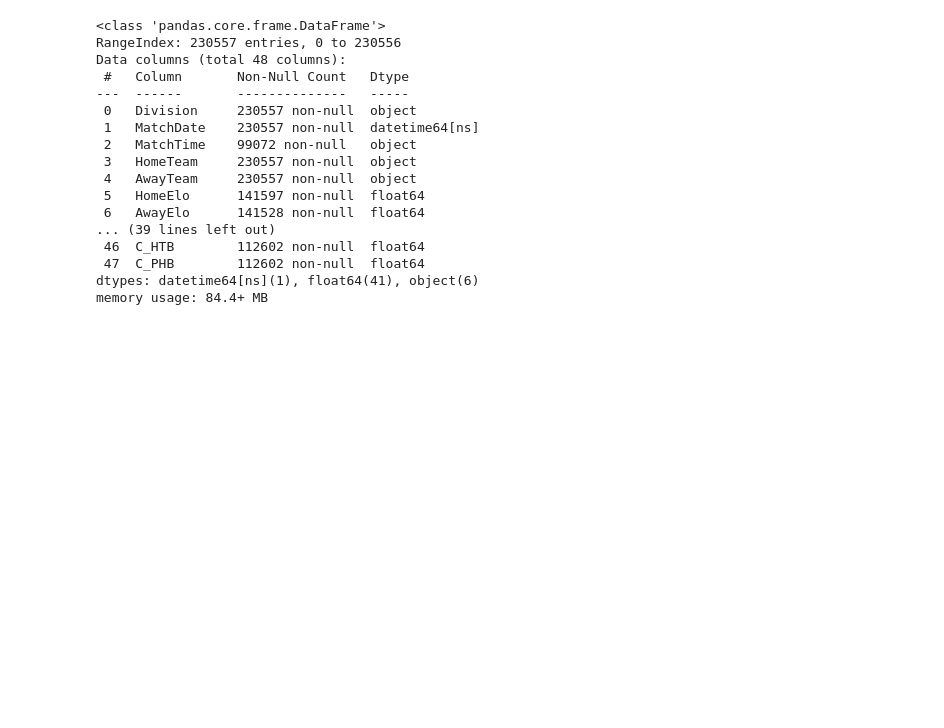
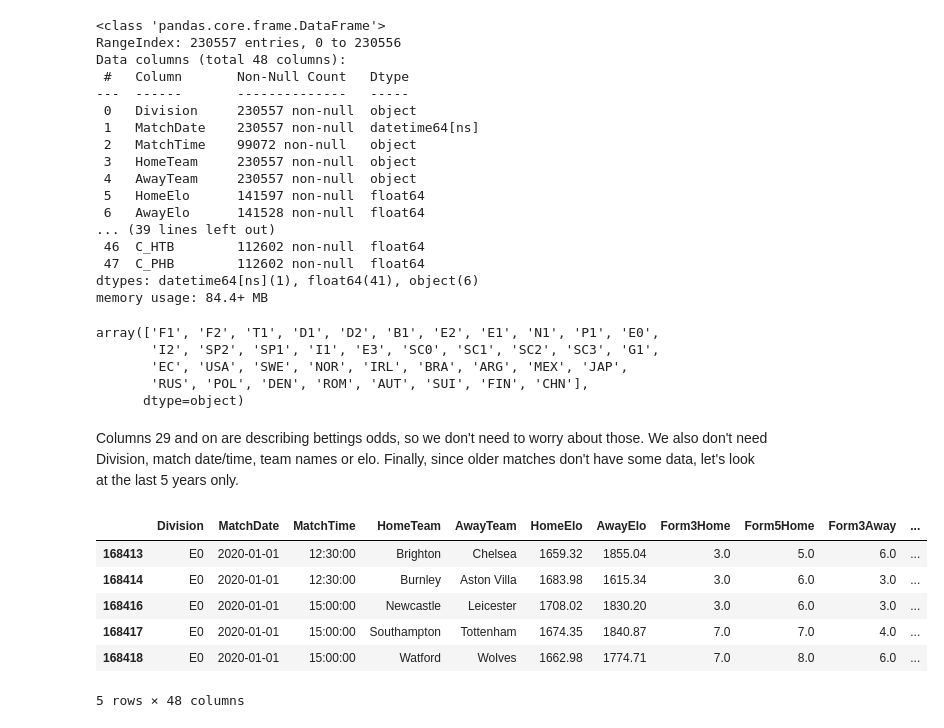
Before and after one commit to manvirmoore/projects, a Jupyter notebook: football/matches_regression.ipynb, the cells around one changed output. Cells and saved outputs as stored; diff of their text form; code cells hidden in the pictures; blank space fills up the shorter version.

```diff
--- a/football/matches_regression.ipynb
+++ b/football/matches_regression.ipynb
@@ -28,3 +28,25 @@ Data columns (total 48 columns):
  47  C_PHB        112602 non-null  float64
 dtypes: datetime64[ns](1), float64(41), object(6)
 memory usage: 84.4+ MB
+# %%
+df['Division'].unique()
+# %% [output]
+array(['F1', 'F2', 'T1', 'D1', 'D2', 'B1', 'E2', 'E1', 'N1', 'P1', 'E0',
+       'I2', 'SP2', 'SP1', 'I1', 'E3', 'SC0', 'SC1', 'SC2', 'SC3', 'G1',
+       'EC', 'USA', 'SWE', 'NOR', 'IRL', 'BRA', 'ARG', 'MEX', 'JAP',
+       'RUS', 'POL', 'DEN', 'ROM', 'AUT', 'SUI', 'FIN', 'CHN'],
+      dtype=object)
+# %% [markdown]
+Columns 29 and on are describing bettings odds, so we don't need to worry about those. We also don't need Division, match date/time, team names or elo. Finally, since older matches don't have some data, let's look at the last 5 years only.
+# %%
+df = df[df['MatchDate'] >= '2020-01-01']
+df = df[df['Division'].isin(['E0', 'F1', 'SP1','G1', 'I1'])]
+df[0:28].head()
+# %% [output]
+|  | Division | MatchDate | MatchTime | HomeTeam | AwayTeam | HomeElo | AwayElo | Form3Home | Form5Home | Form3Away | ... |
+| 168413 | E0 | 2020-01-01 | 12:30:00 | Brighton | Chelsea | 1659.32 | 1855.04 | 3.0 | 5.0 | 6.0 | ... |
+| 168414 | E0 | 2020-01-01 | 12:30:00 | Burnley | Aston Villa | 1683.98 | 1615.34 | 3.0 | 6.0 | 3.0 | ... |
+| 168416 | E0 | 2020-01-01 | 15:00:00 | Newcastle | Leicester | 1708.02 | 1830.20 | 3.0 | 6.0 | 3.0 | ... |
+| 168417 | E0 | 2020-01-01 | 15:00:00 | Southampton | Tottenham | 1674.35 | 1840.87 | 7.0 | 7.0 | 4.0 | ... |
+| 168418 | E0 | 2020-01-01 | 15:00:00 | Watford | Wolves | 1662.98 | 1774.71 | 7.0 | 8.0 | 6.0 | ... |
+5 rows × 48 columns
```
Also changed, not shown: parts of 3 cells of this notebook, 1 other file.
